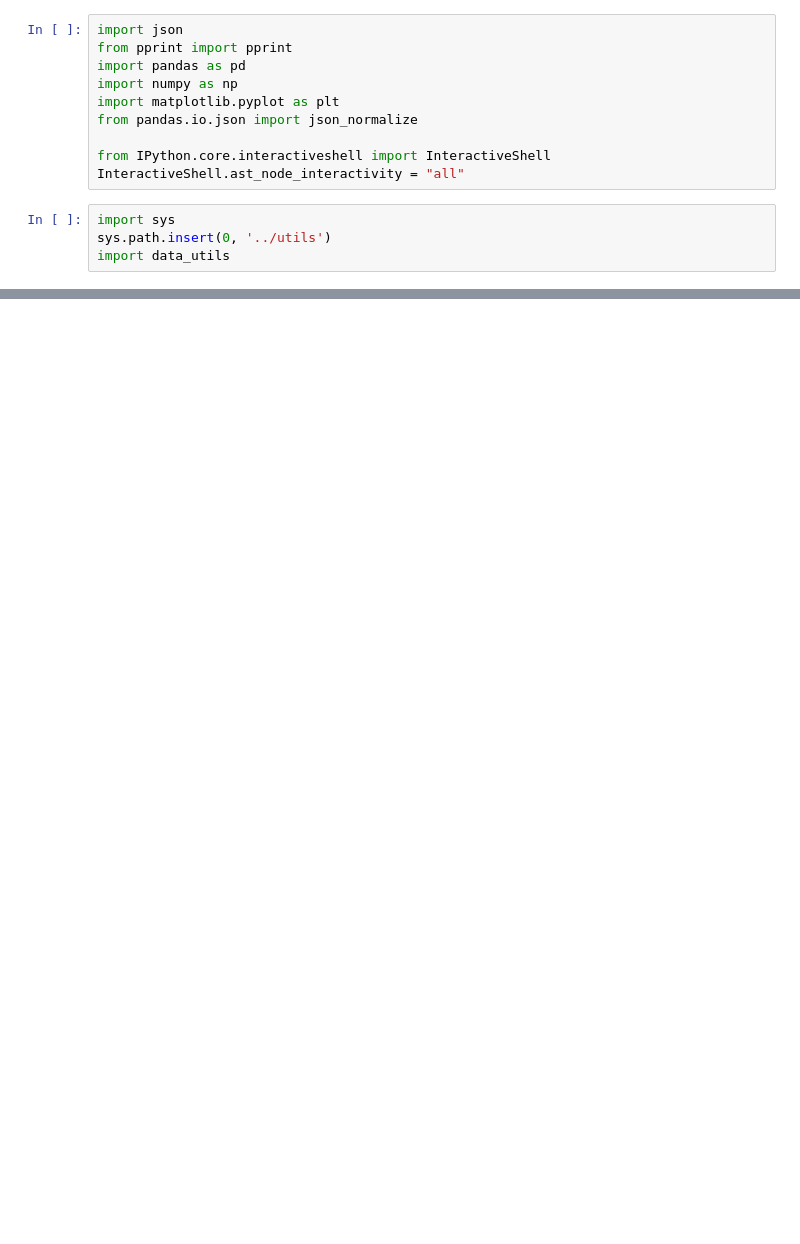
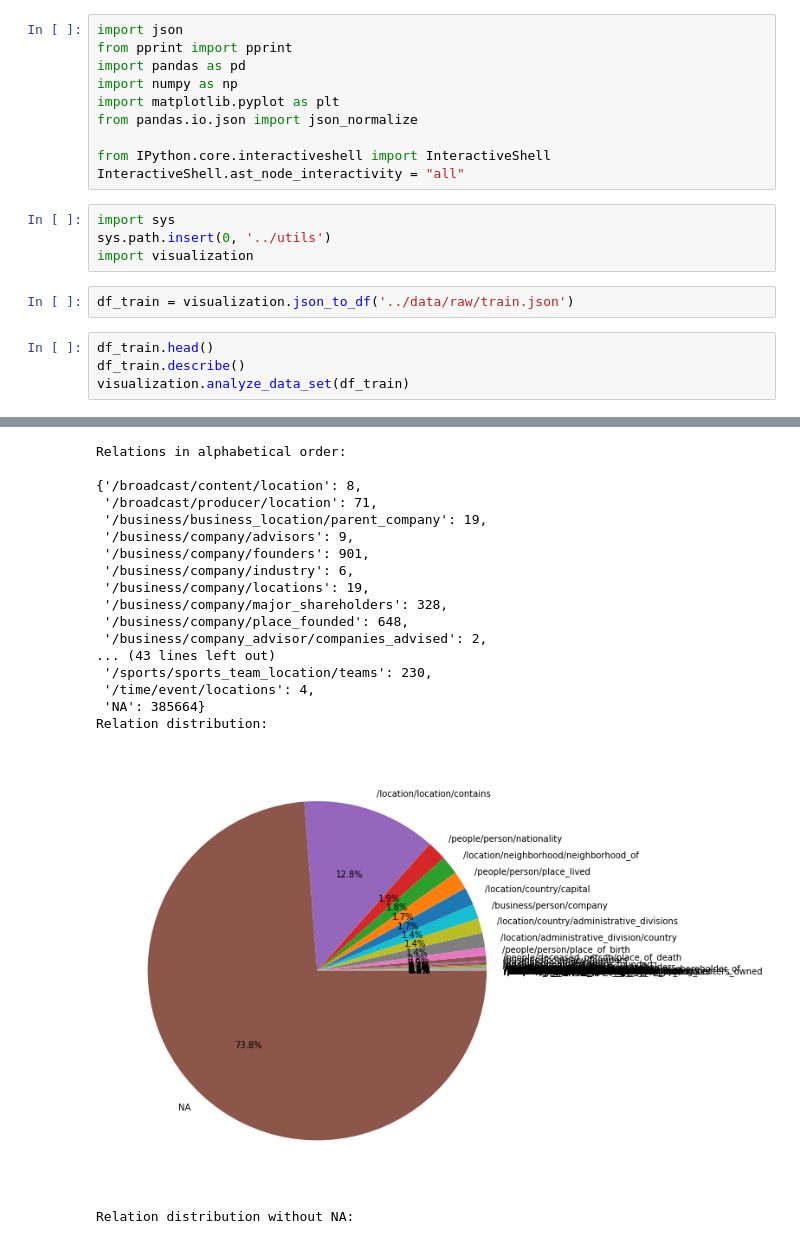
Before and after one commit to antonpetkoff/relation-extraction, a Jupyter notebook: notebooks/data_analysis.ipynb, the cells around one changed output, grey strips where cells are left out. Drawn from its saved outputs; the diff is of its cells as text; blank space fills up the shorter version.

```diff
--- a/notebooks/data_analysis.ipynb
+++ b/notebooks/data_analysis.ipynb
@@ -11,4 +11,11 @@ InteractiveShell.ast_node_interactivity = "all"
 # %%
 import sys
 sys.path.insert(0, '../utils')
-import data_utils
+import visualization
+# %%
+df_train = visualization.json_to_df('../data/raw/train.json')
+# %%
+df_train.head()
+df_train.describe()
+visualization.analyze_data_set(df_train)
+# %% [output]
@@ -14,0 +33,19 @@ import data_utils
+Relations in alphabetical order:
+
+{'/broadcast/content/location': 8,
+ '/broadcast/producer/location': 71,
+ '/business/business_location/parent_company': 19,
+ '/business/company/advisors': 9,
+ '/business/company/founders': 901,
+ '/business/company/industry': 6,
+ '/business/company/locations': 19,
+ '/business/company/major_shareholders': 328,
+ '/business/company/place_founded': 648,
+ '/business/company_advisor/companies_advised': 2,
+... (43 lines left out)
+ '/sports/sports_team_location/teams': 230,
+ '/time/event/locations': 4,
+ 'NA': 385664}
+Relation distribution:
+[figure, added]
+Relation distribution without NA:
```
Also changed, not shown: parts of 5 cells of this notebook, 3 other files.
